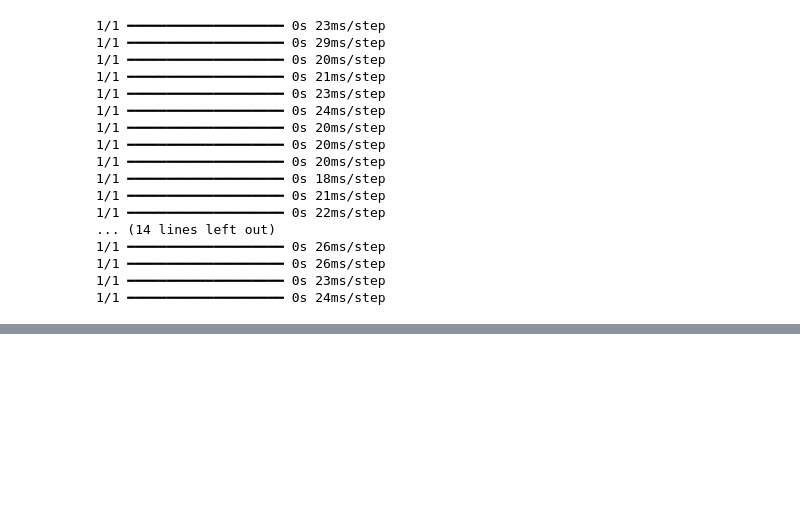
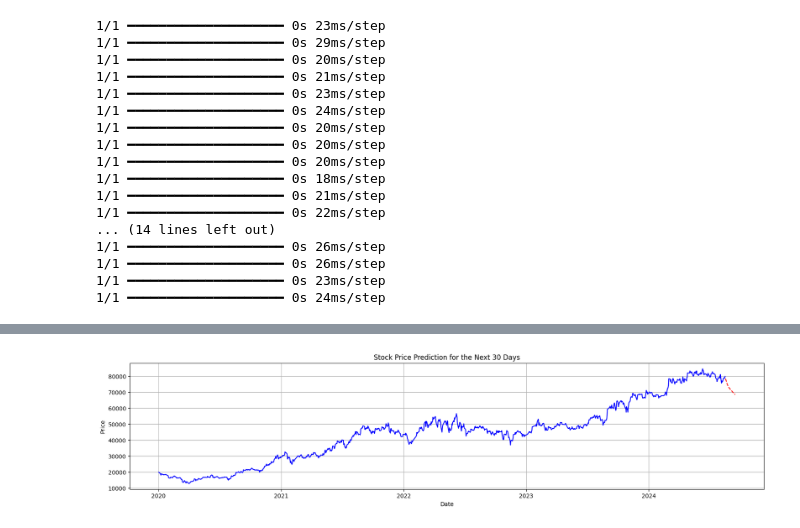
Before and after one commit to QHanh/Vn-stock-predict, a Jupyter notebook: vnstock_arima_lstm.ipynb, the cells around one changed output, grey strips where cells are left out. Drawn from its saved outputs; the diff is of its cells as text; code cells hidden in the pictures; blank space fills up the shorter version.

```diff
--- a/vnstock_arima_lstm.ipynb
+++ b/vnstock_arima_lstm.ipynb
@@ -410,7 +422,6 @@ for _ in range(future_steps):
 predictions = scaler.inverse_transform(np.array(predictions).reshape(-1, 1))
 # %%
 future_dates = pd.date_range(start=df.index[-1] + pd.DateOffset(days=1), periods=future_steps)
-predictions_df = pd.DataFrame(data=predictions, index=future_dates, columns=['Predicted'])
-
-print(predictions_df)
+predictions = pd.DataFrame(data=predictions, index=future_dates, columns=['Predicted'])
+predictions
 # %% [output]
@@ -433,0 +445,13 @@ print(predictions_df)
+# %%
+plt.figure(figsize=(20, 4))
+plt.plot(data.index, data['Close'], label='Actual Price', color='blue')
+plt.plot(predictions.index, predictions['Predicted'], label='Predicted Price', color='red', linestyle='--')
+plt.title('Stock Price Prediction for the Next 30 Days')
+plt.xlabel('Date')
+plt.ylabel('Price')
+plt.legend()
+plt.grid(True)
+
+plt.show()
+# %% [output]
+[figure, added]
```
Also changed, not shown: parts of 9 cells of this notebook.
